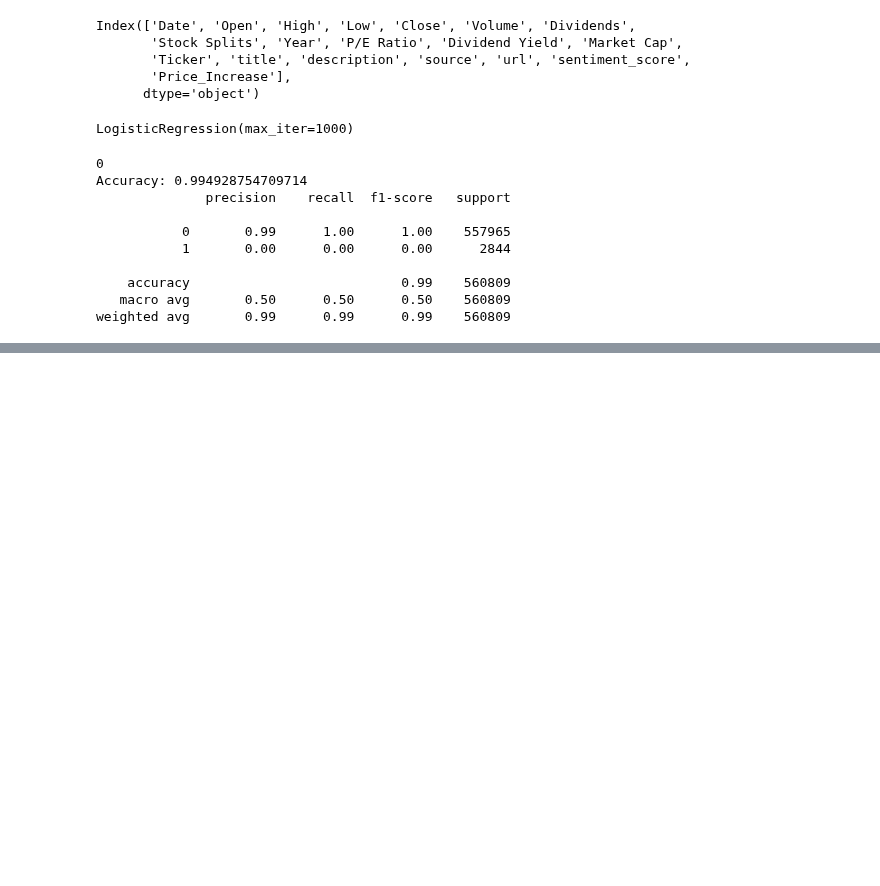
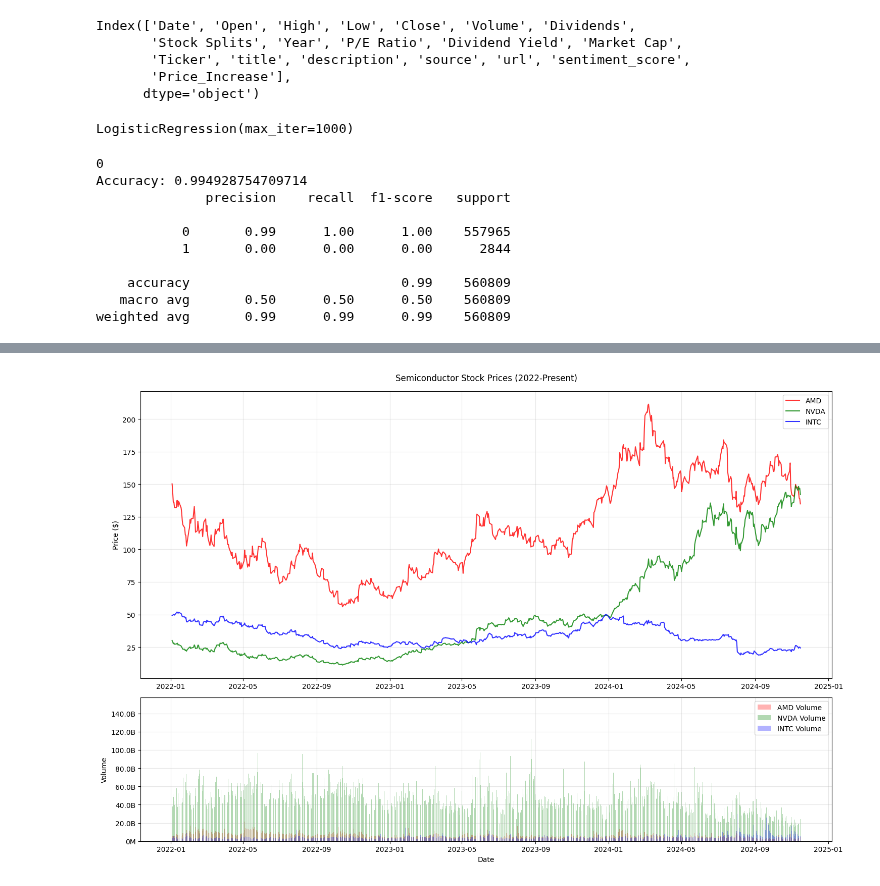
Before and after one commit to datasheng/csc46000-team-project-small-data, a Jupyter notebook: project/dataproc.ipynb, the cells around one changed output, grey strips where cells are left out. Drawn from its saved outputs; the diff is of its cells as text; code cells hidden in the pictures; blank space fills up the shorter version.

```diff
--- a/project/dataproc.ipynb
+++ b/project/dataproc.ipynb
@@ -239,0 +317,53 @@ weighted avg       0.99      0.99      0.99    560809
+# %%
+combined_data['Date'] = pd.to_datetime(combined_data['Date'], utc=True)
+
+# Filter for last 2 years of data
+recent_date = pd.to_datetime('2022-01-01', utc=True)
+recent_data = combined_data[combined_data['Date'] >= recent_date]
+
+# Group data by Date and Ticker daily
+recent_data = recent_data.groupby(['Date', 'Ticker']).agg({
+    'Close': 'last',
+    'Volume': 'sum'
+}).reset_index()
+
+fig, (ax1, ax2) = plt.subplots(2, 1, figsize=(15, 10), gridspec_kw={'height_ratios': [2, 1]})
+
+# Top Plot
+colors = {'AMD': 'red', 'NVDA': 'green', 'INTC': 'blue'}
+for ticker in ['AMD', 'NVDA', 'INTC']:
+    ticker_data = recent_data[recent_data['Ticker'] == ticker].sort_values('Date')
+    ax1.plot(ticker_data['Date'],
+             ticker_data['Close'],
+             label=ticker,
+             color=colors[ticker],
+             alpha=0.8)
+
+ax1.set_title('Semiconductor Stock Prices (2022-Present)', pad=15)
+ax1.set_ylabel('Price ($)')
+ax1.legend()
+ax1.grid(True, alpha=0.3)
+
+# Bottom Plot
+for ticker in ['AMD', 'NVDA', 'INTC']:
+    ticker_data = recent_data[recent_data['Ticker'] == ticker].sort_values('Date')
+    ax2.bar(ticker_data['Date'],
+            ticker_data['Volume'],
+            label=f'{ticker} Volume',
+            color=colors[ticker],
+            alpha=0.3)
+
+ax2.set_xlabel('Date')
+ax2.set_ylabel('Volume')
+ax2.legend()
+ax2.grid(True, alpha=0.3)
+
+# Format y-axis for volume to show millions/billions
+ax2.yaxis.set_major_formatter(plt.FuncFormatter(lambda x, p: f'{x/1e6:.0f}M' if x < 1e9 else f'{x/1e9:.1f}B'))
+
+# Adjust layout to prevent overlapping
+plt.tight_layout()
+
+plt.show()
+# %% [output]
+[figure, added]
```
Also changed, not shown: parts of 11 cells of this notebook, 1 other file.
